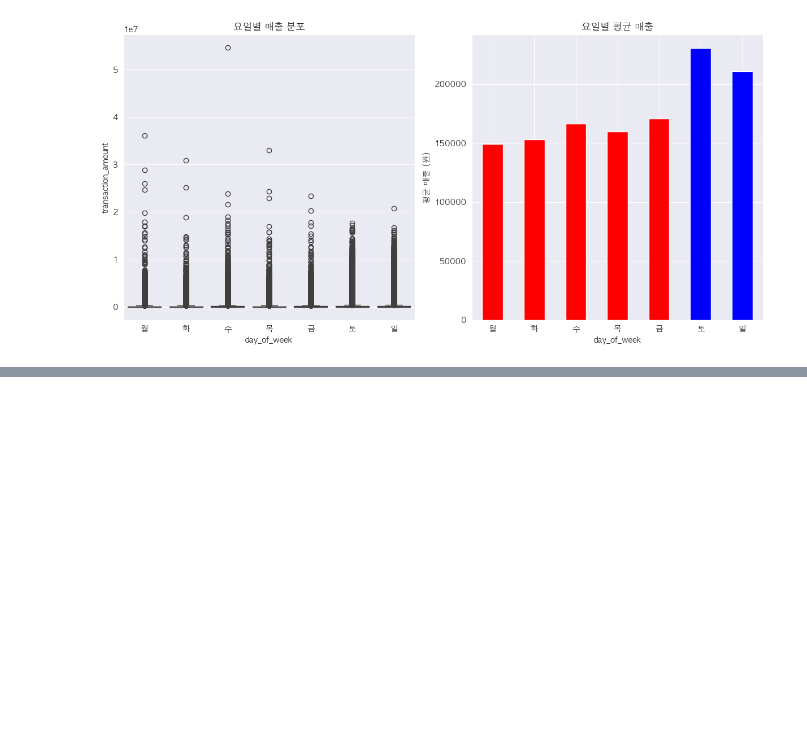
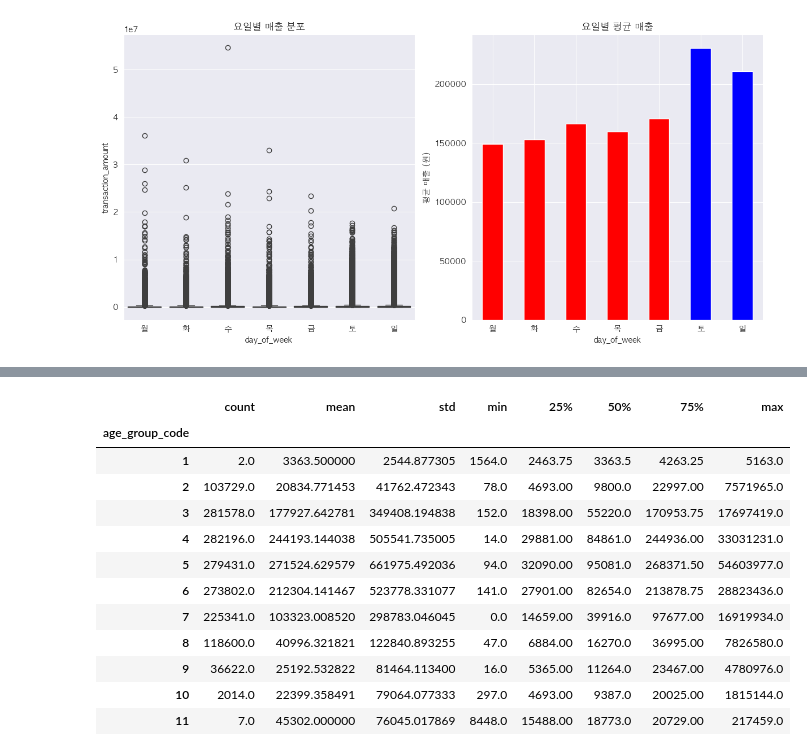
Before and after one commit to ESTCAMP-Team5/first_project, a Jupyter notebook: credit_card_usage_modeling/workspace/EDA/doyoung/EDA.ipynb, the cells around one changed output, grey strips where cells are left out. Cells and saved outputs as stored; diff of their text form; code cells hidden in the pictures; blank space fills up the shorter version.

```diff
--- a/credit_card_usage_modeling/workspace/EDA/doyoung/EDA.ipynb
+++ b/credit_card_usage_modeling/workspace/EDA/doyoung/EDA.ipynb
@@ -351,0 +436,17 @@ Name: cv, dtype: float64
+# %%
+age_stats = df.groupby('age_group_code')['transaction_amount'].describe()
+age_stats
+# %% [output]
+|  | count | mean | std | min | 25% | 50% | 75% | max |
+| age_group_code |  |  |  |  |  |  |  |  |
+| 1 | 2.0 | 3363.500000 | 2544.877305 | 1564.0 | 2463.75 | 3363.5 | 4263.25 | 5163.0 |
+| 2 | 103729.0 | 20834.771453 | 41762.472343 | 78.0 | 4693.00 | 9800.0 | 22997.00 | 7571965.0 |
+| 3 | 281578.0 | 177927.642781 | 349408.194838 | 152.0 | 18398.00 | 55220.0 | 170953.75 | 17697419.0 |
+| 4 | 282196.0 | 244193.144038 | 505541.735005 | 14.0 | 29881.00 | 84861.0 | 244936.00 | 33031231.0 |
+| 5 | 279431.0 | 271524.629579 | 661975.492036 | 94.0 | 32090.00 | 95081.0 | 268371.50 | 54603977.0 |
+| 6 | 273802.0 | 212304.141467 | 523778.331077 | 141.0 | 27901.00 | 82654.0 | 213878.75 | 28823436.0 |
+| 7 | 225341.0 | 103323.008520 | 298783.046045 | 0.0 | 14659.00 | 39916.0 | 97677.00 | 16919934.0 |
+| 8 | 118600.0 | 40996.321821 | 122840.893255 | 47.0 | 6884.00 | 16270.0 | 36995.00 | 7826580.0 |
+| 9 | 36622.0 | 25192.532822 | 81464.113400 | 16.0 | 5365.00 | 11264.0 | 23467.00 | 4780976.0 |
+| 10 | 2014.0 | 22399.358491 | 79064.077333 | 297.0 | 4693.00 | 9387.0 | 20025.00 | 1815144.0 |
+| 11 | 7.0 | 45302.000000 | 76045.017869 | 8448.0 | 15488.00 | 18773.0 | 20729.00 | 217459.0 |
```
Also changed, not shown: parts of 22 cells of this notebook.
